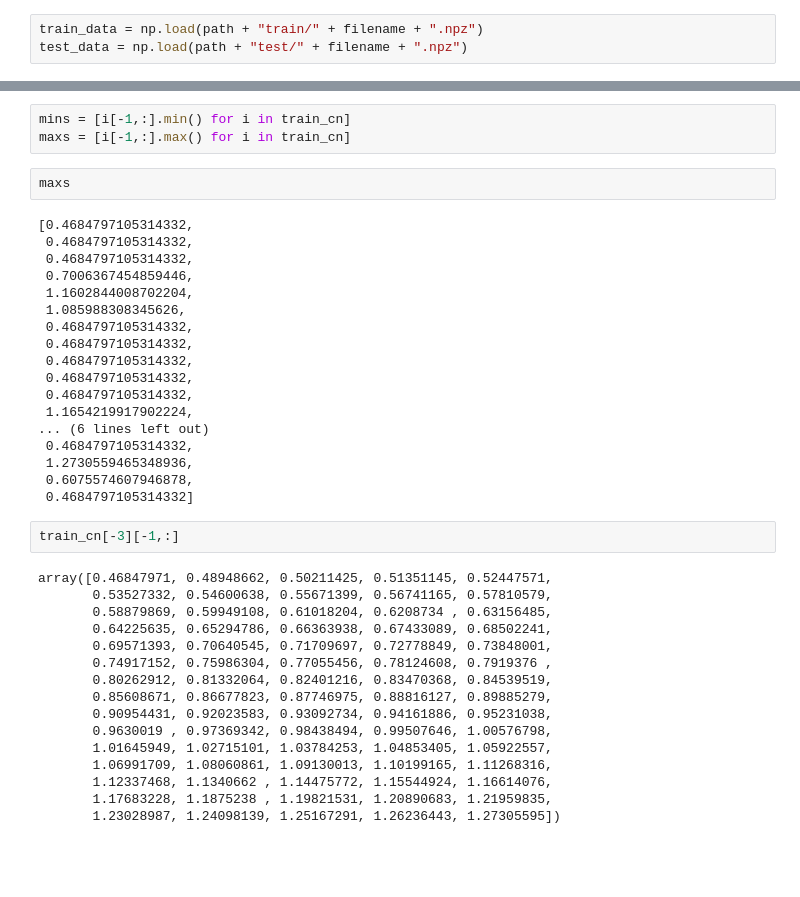
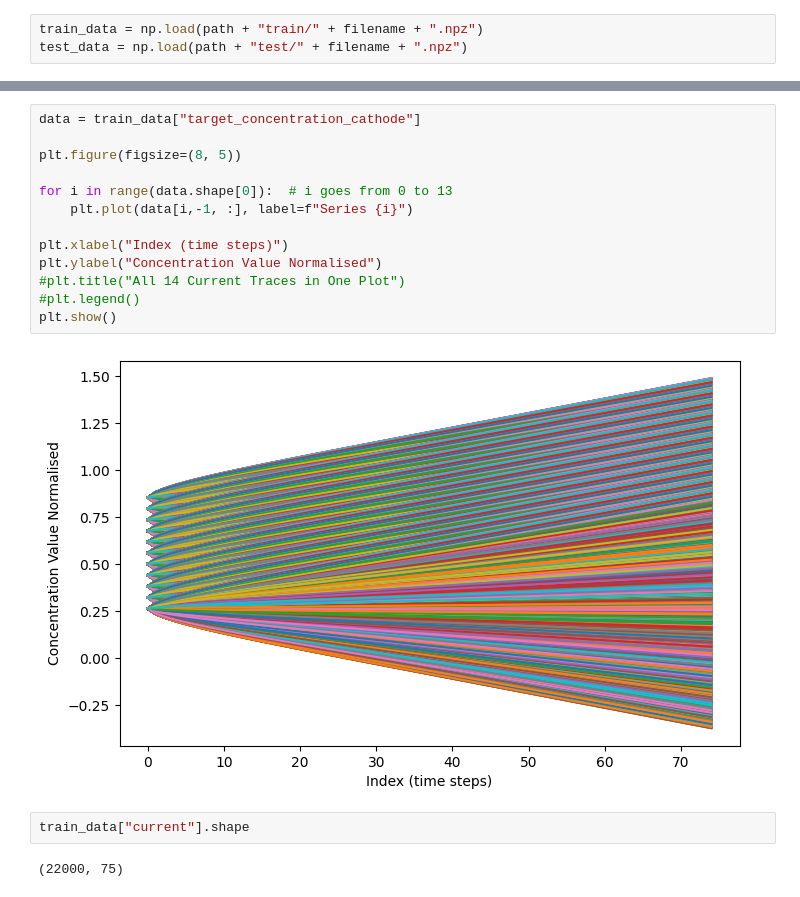
Before and after one commit to yingzai1/spm_neuraloperator, a Jupyter notebook: generate_data.ipynb, the cells around one changed output, grey strips where cells are left out. Saved outputs shown, nothing was run; the diff lists cells and outputs as text; blank space fills up the shorter version.

```diff
--- a/generate_data.ipynb
+++ b/generate_data.ipynb
@@ -187,41 +216,19 @@ train_cn.shape
-# %%
-mins = [i[-1,:].min() for i in train_cn]
-maxs = [i[-1,:].max() for i in train_cn]
-# %%
-maxs
-# %% [output]
-[0.4684797105314332,
- 0.4684797105314332,
- 0.4684797105314332,
- 0.7006367454859446,
- 1.1602844008702204,
- 1.085988308345626,
- 0.4684797105314332,
- 0.4684797105314332,
- 0.4684797105314332,
- 0.4684797105314332,
- 0.4684797105314332,
- 1.1654219917902224,
-... (6 lines left out)
- 0.4684797105314332,
- 1.2730559465348936,
- 0.6075574607946878,
- 0.4684797105314332]
-# %%
-train_cn[-3][-1,:]
-# %% [output]
-array([0.46847971, 0.48948662, 0.50211425, 0.51351145, 0.52447571,
-       0.53527332, 0.54600638, 0.55671399, 0.56741165, 0.57810579,
-       0.58879869, 0.59949108, 0.61018204, 0.6208734 , 0.63156485,
-       0.64225635, 0.65294786, 0.66363938, 0.67433089, 0.68502241,
-       0.69571393, 0.70640545, 0.71709697, 0.72778849, 0.73848001,
-       0.74917152, 0.75986304, 0.77055456, 0.78124608, 0.7919376 ,
-       0.80262912, 0.81332064, 0.82401216, 0.83470368, 0.84539519,
-       0.85608671, 0.86677823, 0.87746975, 0.88816127, 0.89885279,
-       0.90954431, 0.92023583, 0.93092734, 0.94161886, 0.95231038,
-       0.9630019 , 0.97369342, 0.98438494, 0.99507646, 1.00576798,
-       1.01645949, 1.02715101, 1.03784253, 1.04853405, 1.05922557,
-       1.06991709, 1.08060861, 1.09130013, 1.10199165, 1.11268316,
-       1.12337468, 1.1340662 , 1.14475772, 1.15544924, 1.16614076,
-       1.17683228, 1.1875238 , 1.19821531, 1.20890683, 1.21959835,
-       1.23028987, 1.24098139, 1.25167291, 1.26236443, 1.27305595])
+# %%
+data = train_data["target_concentration_cathode"]
+
+plt.figure(figsize=(8, 5))
+
+for i in range(data.shape[0]):  # i goes from 0 to 13
+    plt.plot(data[i,-1, :], label=f"Series {i}")
+
+plt.xlabel("Index (time steps)")
+plt.ylabel("Concentration Value Normalised")
+#plt.title("All 14 Current Traces in One Plot")
+#plt.legend()
+plt.show()
+# %% [output]
+[figure, added]
+# %%
+train_data["current"].shape
+# %% [output]
+(22000, 75)
```
Also changed, not shown: parts of 10 cells of this notebook, 6 other files.
